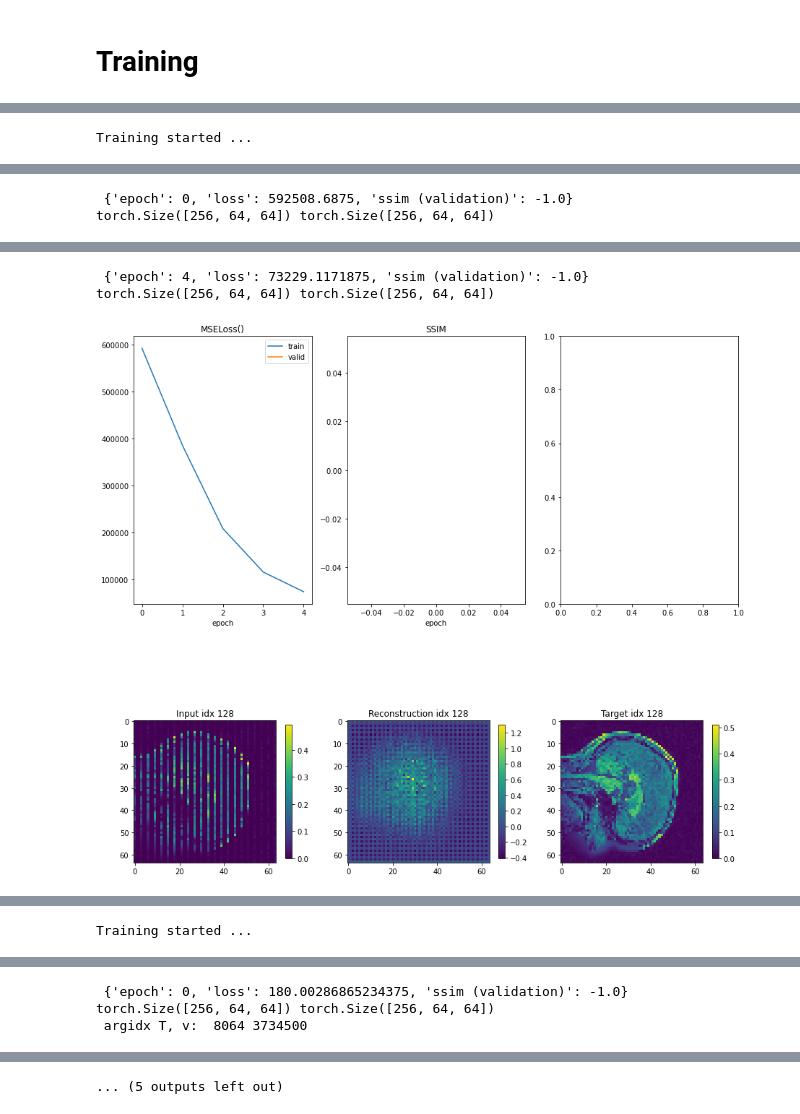
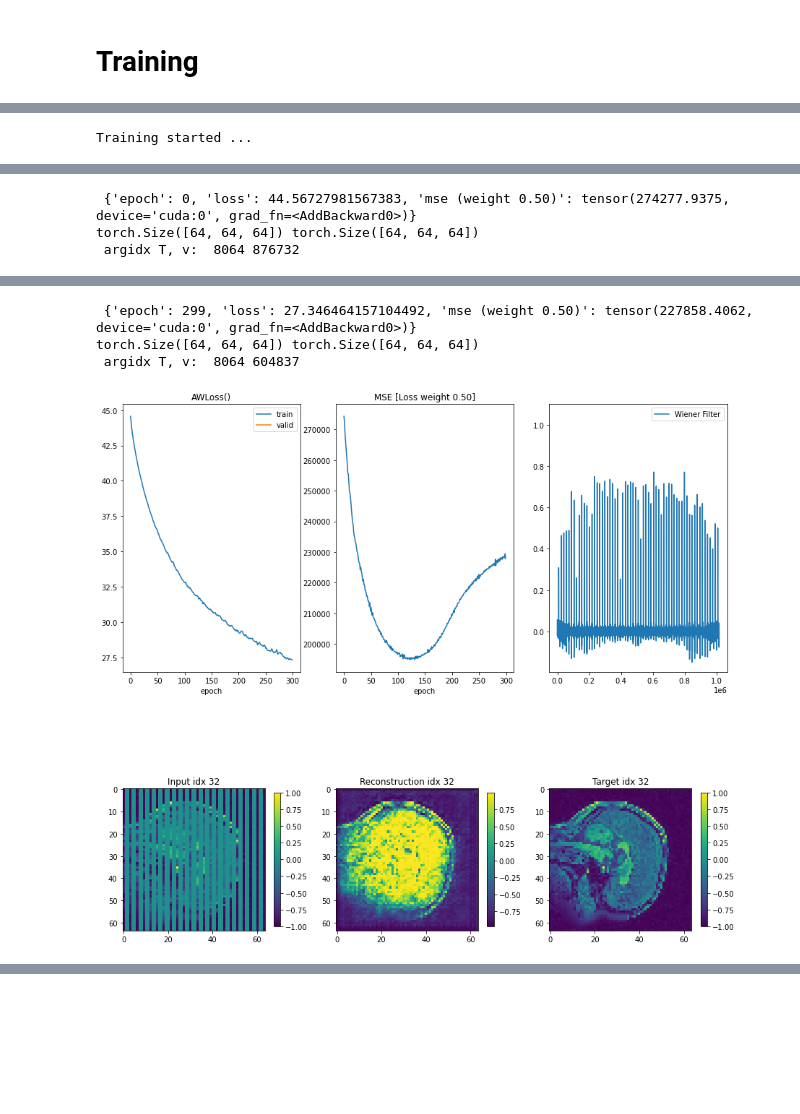
Before and after one commit to dpelacani/WienerLoss, a Jupyter notebook: examples/interpolation/ultrasound.ipynb, the cells around one changed output, grey strips where cells are left out. Cells and saved outputs as stored; diff of their text form; code cells hidden in the pictures; blank space fills up the shorter version.

Commit message:
awloss and mse joint training

```diff
--- a/examples/interpolation/ultrasound.ipynb
+++ b/examples/interpolation/ultrasound.ipynb
@@ -166,20 +216,21 @@ def validate(model, train_loader, criterion, device="cpu"):
 # %% [markdown]
 # Training
 # %%
-def train_model(model, optimizer, loss, train_loader, valid_loader=None, nepochs=150, log_frequency=10, sample_input=None, sample_target=None, device="cpu"):
+def train_model(model, optimizer, loss, train_loader, wmse=0., valid_loader=None, nepochs=150, log_frequency=10, sample_input=None, sample_target=None, device="cpu"):
     print("\n\nTraining started ...")
-    train_losses, valid_losses, ssim = [], [], []
+    train_losses, valid_losses, mse = [], [], []
     with progressbar.ProgressBar(max_value=nepochs) as bar:
         for epoch in range(nepochs):
             # Train epoch
-            epoch_loss = train(model, train_loader, optimizer, loss, device=device)
+            epoch_loss, mse_loss = train(model, train_loader, optimizer, loss, device=device)
             # validate
             # ssim score, aco_diff = compare_ssim(ela_real, aco_real, full=True, gaussian_weights=True)
             train_losses.append(epoch_loss.item())
+            mse.append(mse_loss.item())
             bar.update(epoch)
 
             # Logging
-            log = {"epoch": epoch, "loss": epoch_loss.item(), "ssim (validation)":-1.}
+            log = {"epoch": epoch, "loss": epoch_loss.item(), "mse (weight %.2f)"%wmse:mse_loss}
             if (epoch % log_frequency == 0 or epoch==nepochs-1):
                 print("\n", log)
 
@@ -194,9 +245,9 @@ def train_model(model, optimizer, loss, train_loader, valid_loader=None, nepochs
                 axs[0].set_title(str(loss))
                 axs[0].set_xlabel("epoch")
 
-                axs[1].plot(ssim)
+                axs[1].plot(mse)
                 axs[1].set_xlabel("epoch")
-                axs[1].set_title("SSIM")
+                axs[1].set_title("MSE [Loss weight %.2f]"%wmse)
 
                 # Plots
                 if sample_input is not None:
@@ -205,7 +256,7 @@ def train_model(model, optimizer, loss, train_loader, valid_loader=None, nepochs
                     # Model forward pass
                     model.eval()
                     X = sample_input.unsqueeze(0).to(device)
-                    recon = torch.sigmoid(model(X))[0]
+                    recon = torch.tanh(model(X))[0]
 
                     # Plot sample input
                     im = axs[3].imshow(sample_input[idx])#, vmin=X.min(), vmax=X.max())
@@ -241,7 +292,7 @@ def train_model(model, optimizer, loss, train_loader, valid_loader=None, nepochs
 
             plt.show()
 # %%
-# model = make_model(channels=x_sample.shape[0])
-# optimizer = torch.optim.Adam(model.parameters(), lr=learning_rate)
+model = make_model(channels=x_sample.shape[0])
+optimizer = torch.optim.Adam(model.parameters(), lr=learning_rate)
 
-# train_model(model, optimizer, l2loss, train_loader, valid_loader=None, nepochs=nepochs, log_frequency=25, sample_input=x_sample, sample_target=y_sample, device=device)
+train_model(model, optimizer, l2loss, train_loader, wmse=0., valid_loader=None, nepochs=nepochs, log_frequency=nepochs, sample_input=x_sample, sample_target=y_sample, device=device)
@@ -249,11 +327,7 @@ def train_model(model, optimizer, loss, train_loader, valid_loader=None, nepochs
 model = make_model(channels=x_sample.shape[0])
 
 optimizer = torch.optim.Adam(model.parameters(), lr=learning_rate)
-train_model(model, optimizer, awloss, train_loader, valid_loader=None, nepochs=300, log_frequency=50, sample_input=x_sample, sample_target=y_sample, device=device)
-
-
-optimizer = torch.optim.Adam(model.parameters(), lr=learning_rate/10.)
-train_model(model, optimizer, l2loss, train_loader, valid_loader=None, nepochs=100, log_frequency=50, sample_input=x_sample, sample_target=y_sample, device=device)
+train_model(model, optimizer, awloss, train_loader, wmse=0.0, valid_loader=None, nepochs=300, log_frequency=300, sample_input=x_sample, sample_target=y_sample, device=device)
 # %% [output]
 Training started ...
 N/A% (0 of 300) |                        | Elapsed Time: 0:00:00 ETA:  --:--:--
@@ -327,8 +360,7 @@ torch.Size([64, 64, 64]) torch.Size([64, 64, 64])
 # %%
-# model = make_model()
-# optimizer = torch.optim.Adam(model.parameters(), lr=learning_rate)
+model = make_model(channels=x_sample.shape[0])
 
-# train_model(model, optimizer, l2loss, train_loader, valid_loader=None, nepochs=5, log_frequency=25, sample_input=x_sample, sample_target=y_sample, device=device)
-# train_model(model, optimizer, awloss, train_loader, valid_loader=None, nepochs=95, log_frequency=25, sample_input=x_sample, sample_target=y_sample, device=device)
+optimizer = torch.optim.Adam(model.parameters(), lr=learning_rate)
+train_model(model, optimizer, awloss, train_loader, wmse=0.5, valid_loader=None, nepochs=300, log_frequency=300, sample_input=x_sample, sample_target=y_sample, device=device)
 # %% [output]
 Training started ...
@@ -336,2 +368,3 @@ N/A% (0 of 5) |                          | Elapsed Time: 0:00:00 ETA:  --:--:--
- {'epoch': 0, 'loss': 592508.6875, 'ssim (validation)': -1.0}
-torch.Size([256, 64, 64]) torch.Size([256, 64, 64])
+ {'epoch': 0, 'loss': 44.56727981567383, 'mse (weight 0.50)': tensor(274277.9375, device='cuda:0', grad_fn=<AddBackward0>)}
+torch.Size([64, 64, 64]) torch.Size([64, 64, 64])
+ argidx T, v:  8064 876732
@@ -343,3 +389,4 @@ torch.Size([256, 64, 64]) torch.Size([256, 64, 64])
- {'epoch': 4, 'loss': 73229.1171875, 'ssim (validation)': -1.0}
-torch.Size([256, 64, 64]) torch.Size([256, 64, 64])
+ {'epoch': 299, 'loss': 27.346464157104492, 'mse (weight 0.50)': tensor(227858.4062, device='cuda:0', grad_fn=<AddBackward0>)}
+torch.Size([64, 64, 64]) torch.Size([64, 64, 64])
+ argidx T, v:  8064 604837
-[figure, old version]
+[figure, new version]
@@ -347 +393,0 @@ torch.Size([256, 64, 64]) torch.Size([256, 64, 64])
-Training started ...
@@ -349,3 +393,0 @@ N/A% (0 of 95) |                         | Elapsed Time: 0:00:00 ETA:  --:--:--
- {'epoch': 0, 'loss': 180.00286865234375, 'ssim (validation)': -1.0}
-torch.Size([256, 64, 64]) torch.Size([256, 64, 64])
- argidx T, v:  8064 3734500
@@ -353 +393,0 @@ torch.Size([256, 64, 64]) torch.Size([256, 64, 64])
-... (5 outputs left out)
```
Also changed, not shown: parts of 11 cells of this notebook.
